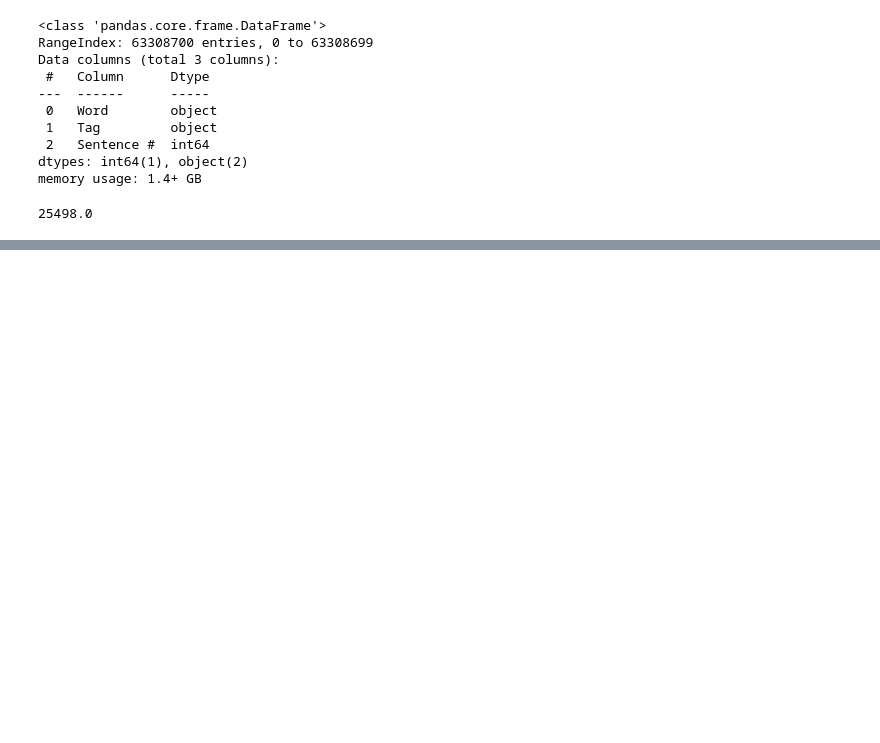
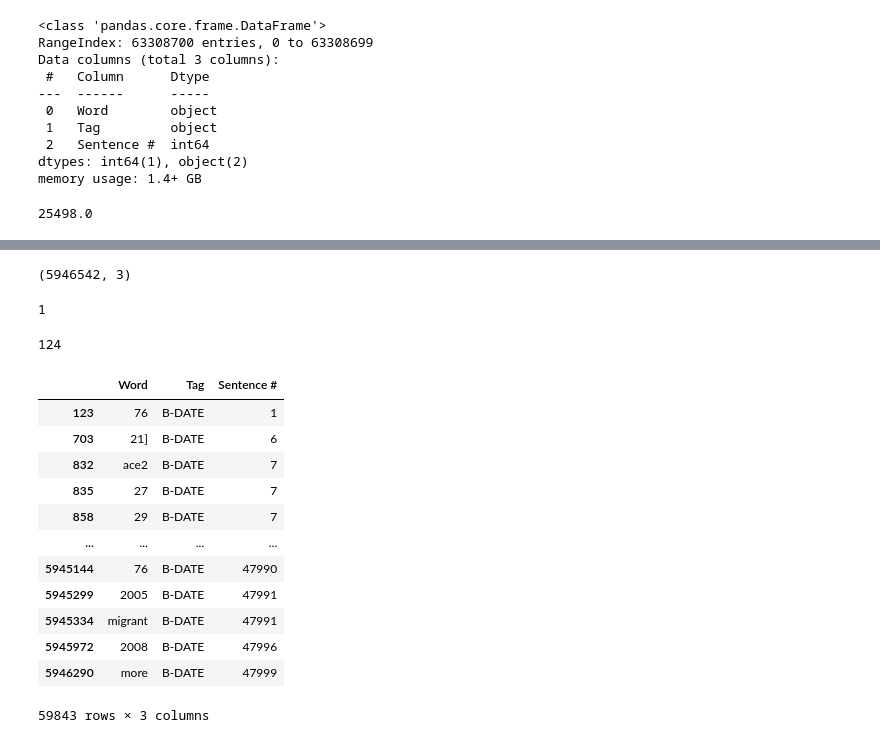
Before and after one commit to PraneethVasarla/med-bert, a Jupyter notebook: experimental_notebooks/experiment.ipynb, the cells around one changed output, grey strips where cells are left out. Saved outputs shown, nothing was run; the diff lists cells and outputs as text; code cells hidden in the pictures; blank space fills up the shorter version.

```diff
--- a/experimental_notebooks/experiment.ipynb
+++ b/experimental_notebooks/experiment.ipynb
@@ -544,0 +551,4 @@ mini_set.groupby("Sentence #")[["Word","Tag"]].agg(list).reset_index()
+# %%
+mini_set.shape
+# %% [output]
+(5946542, 3)
@@ -544,0 +557,24 @@ mini_set.groupby("Sentence #")[["Word","Tag"]].agg(list).reset_index()
+# %%
+final['len'].min()
+# %% [output]
+1
+# %%
+len(freqs)
+# %% [output]
+124
+# %%
+mini_set[mini_set['Tag']=='B-DATE']
+# %% [output]
+|  | Word | Tag | Sentence # |
+| 123 | 76 | B-DATE | 1 |
+| 703 | 21] | B-DATE | 6 |
+| 832 | ace2 | B-DATE | 7 |
+| 835 | 27 | B-DATE | 7 |
+| 858 | 29 | B-DATE | 7 |
+| ... | ... | ... | ... |
+| 5945144 | 76 | B-DATE | 47990 |
+| 5945299 | 2005 | B-DATE | 47991 |
+| 5945334 | migrant | B-DATE | 47991 |
+| 5945972 | 2008 | B-DATE | 47996 |
+| 5946290 | more | B-DATE | 47999 |
+59843 rows × 3 columns
```
Also changed, not shown: parts of 24 cells of this notebook, 5 other files.
